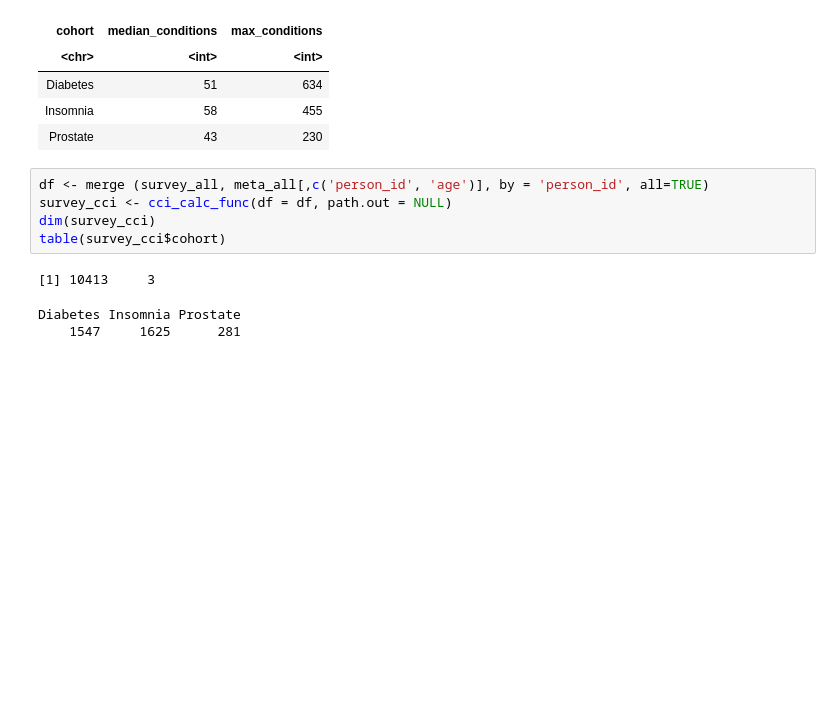
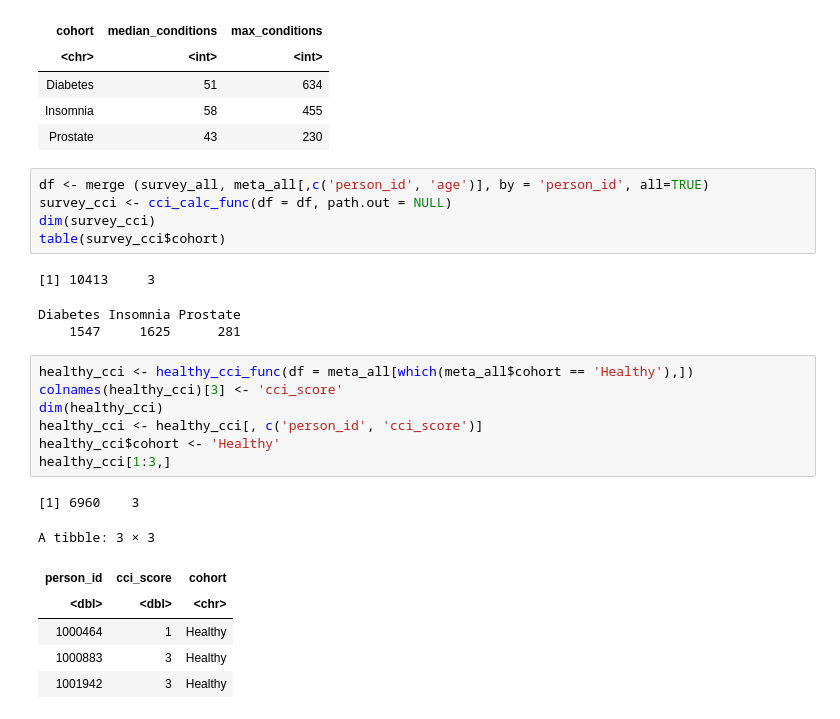
Before and after one commit to ZhuyuQ/Allofus, a Jupyter notebook: patient_pre_final_descriptive.ipynb, the cells around one changed output. Saved outputs shown, nothing was run; the diff lists cells and outputs as text; blank space fills up the shorter version.

```diff
--- a/patient_pre_final_descriptive.ipynb
+++ b/patient_pre_final_descriptive.ipynb
@@ -1223,3 +1228,18 @@ table(survey_cci$cohort)
 [1] 10413     3
 Diabetes Insomnia Prostate
     1547     1625      281
+# %%
+healthy_cci <- healthy_cci_func(df = meta_all[which(meta_all$cohort == 'Healthy'),])
+colnames(healthy_cci)[3] <- 'cci_score'
+dim(healthy_cci)
+healthy_cci <- healthy_cci[, c('person_id', 'cci_score')]
+healthy_cci$cohort <- 'Healthy'
+healthy_cci[1:3,]
+# %% [output]
+[1] 6960    3
+A tibble: 3 × 3
+| person_id | cci_score | cohort |
+| <dbl> | <dbl> | <chr> |
+| 1000464 | 1 | Healthy |
+| 1000883 | 3 | Healthy |
+| 1001942 | 3 | Healthy |
```
Also changed, not shown: parts of 11 cells of this notebook, 3 other files.
